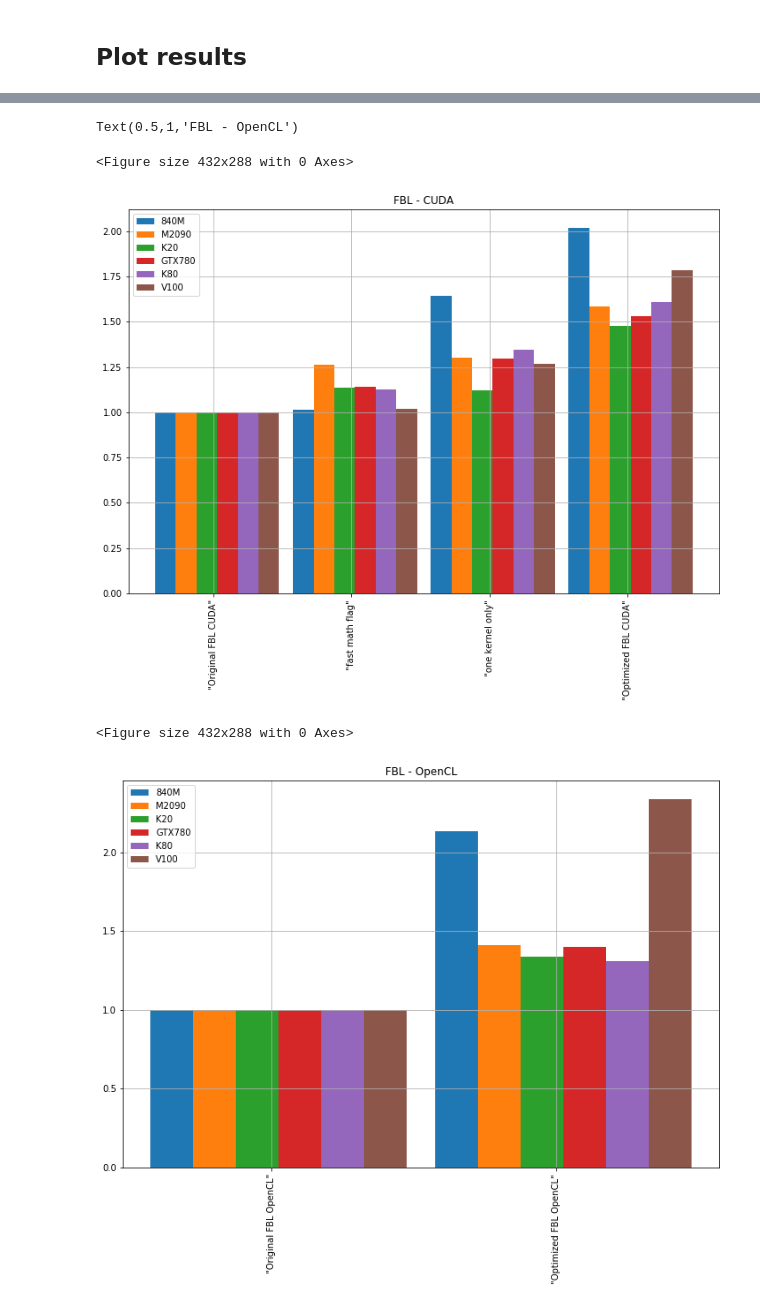
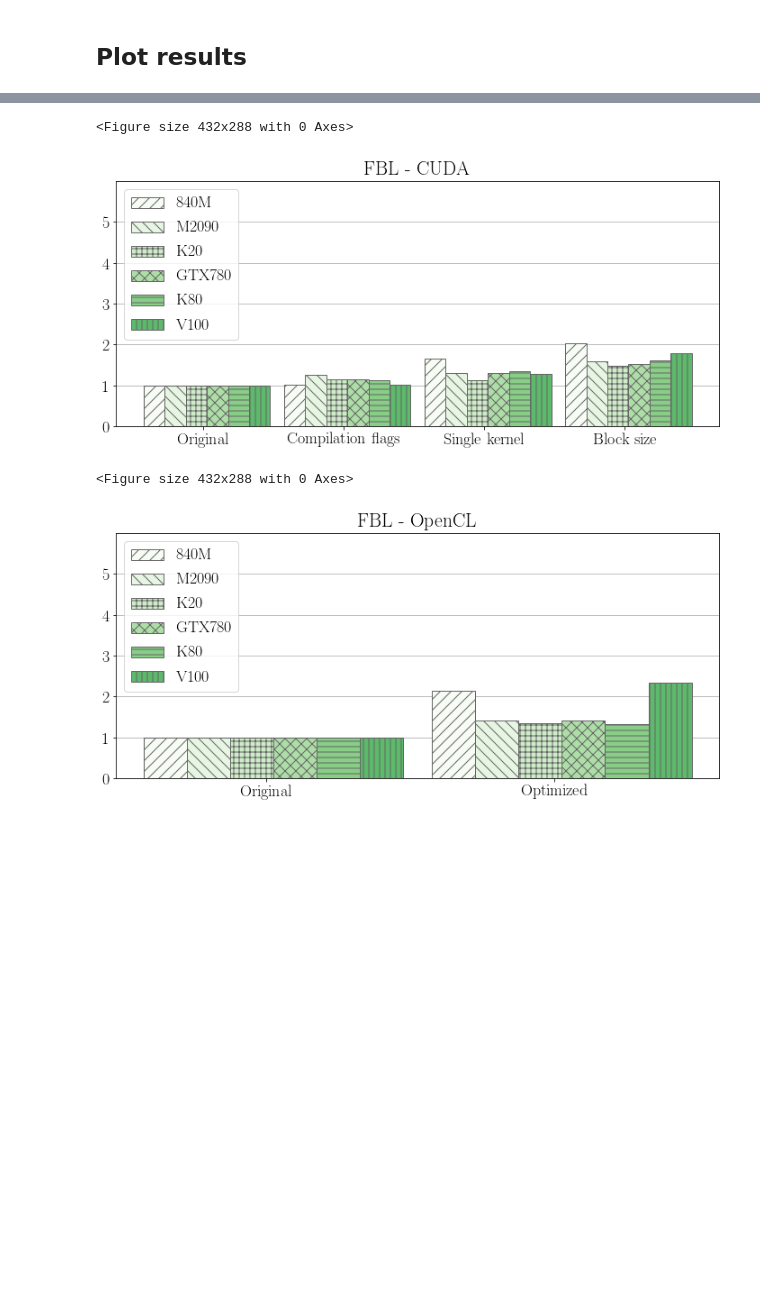
Before and after one commit to metno/gpu-ocean, a Jupyter notebook: gpu_ocean/prototypes/GitBenchmarkingPlot.ipynb, the cells around one changed output, grey strips where cells are left out. Drawn from its saved outputs; the diff is of its cells as text; code cells hidden in the pictures; blank space fills up the shorter version.

```diff
--- a/gpu_ocean/prototypes/GitBenchmarkingPlot.ipynb
+++ b/gpu_ocean/prototypes/GitBenchmarkingPlot.ipynb
@@ -198,11 +240,8 @@ Text(0.5,1,'CTCS - OpenCL')
-# %%
-plot_results(fbl_cuda)
-plt.title("FBL - CUDA")
-plot_results(fbl_opencl)
-plt.title("FBL - OpenCL")
-# %% [output]
-Text(0.5,1,'FBL - OpenCL')
-<Figure size 432x288 with 0 Axes>
-[figure, removed]
-<Figure size 432x288 with 0 Axes>
-[figure, removed]
+# %%
+plot_results(fbl_cuda, "FBL - CUDA", labels=["Original", "Compilation flags", "Single kernel", "Block size"], filename="cuda_fbl.pdf")
+plot_results(fbl_opencl, "FBL - OpenCL", labels=["Original", "Optimized"], filename="opencl_fbl.pdf")
+# %% [output]
+<Figure size 432x288 with 0 Axes>
+[figure, added]
+<Figure size 432x288 with 0 Axes>
+[figure, added]
```
Also changed, not shown: parts of 6 cells of this notebook.
